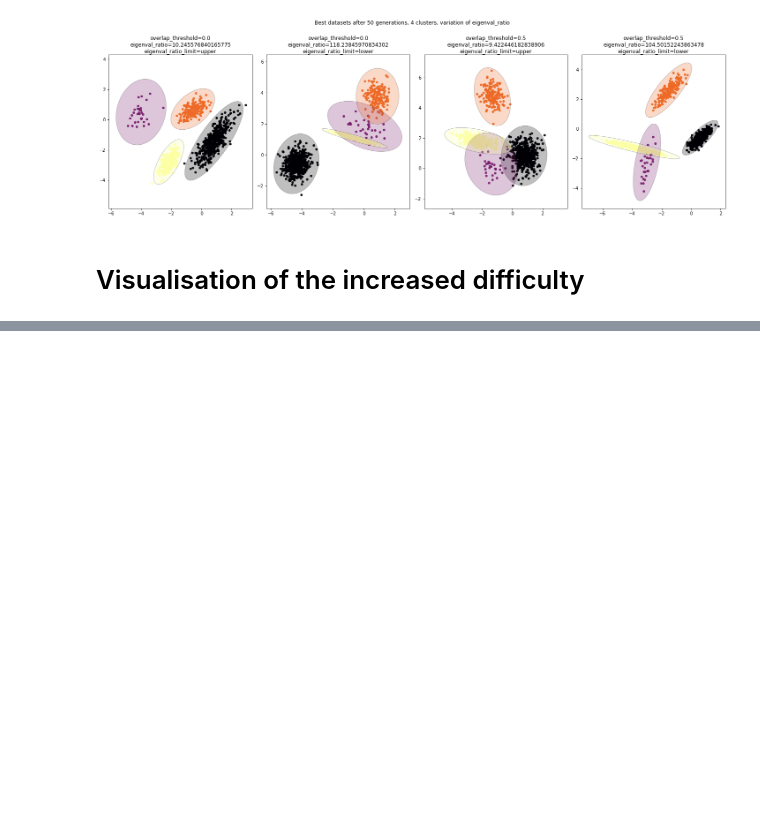
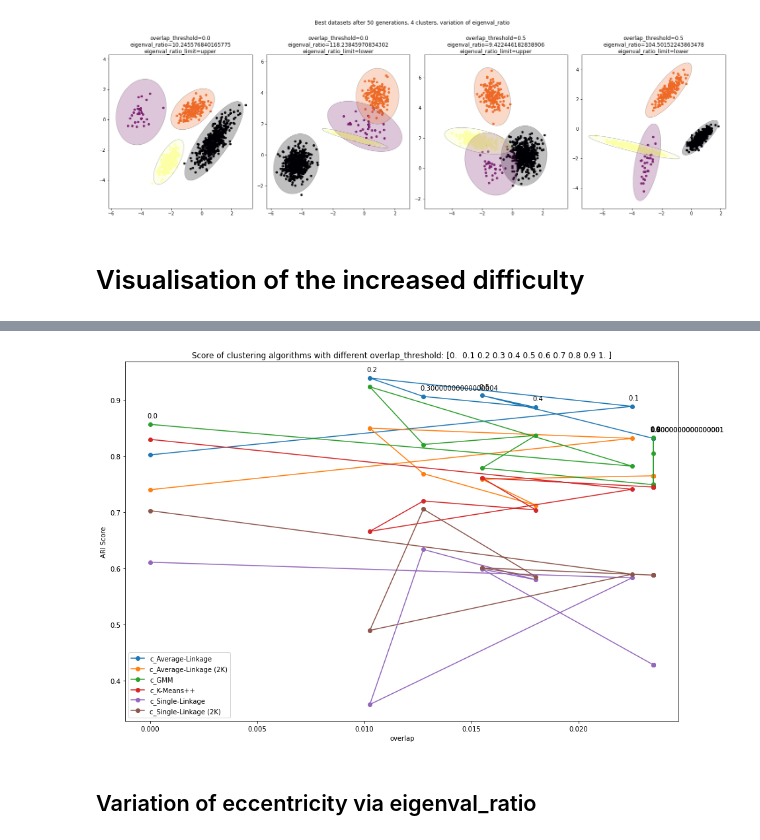
Before and after one commit to LudovicSterlin/projet-stochastic, a Jupyter notebook: clustering_datasets.ipynb, the cells around one changed output, grey strips where cells are left out. Saved outputs shown, nothing was run; the diff lists cells and outputs as text; code cells hidden in the pictures; blank space fills up the shorter version.

```diff
--- a/clustering_datasets.ipynb
+++ b/clustering_datasets.ipynb
@@ -579,0 +434,31 @@ figsize=(15,10), title="Score of clustering algorithms with different overlap ta
+# %%
+# Variation of overlap
+SEED_NUM = 21
+overlaps = list(np.linspace(0.0,1,num=11))
+config_overlaps = {
+    "hawks": {
+        "seed_num": SEED_NUM,
+        "num_runs": 4,
+    },
+    "objectives": {
+        "silhouette": {
+            "target": 0.2
+        }
+    },
+    "dataset": {
+        "num_clusters": 4
+    },
+    "ga": {
+        "prob_fitness": 0.2,
+    },
+    "constraints": {
+        "overlap": {
+            "threshold": overlaps,
+            "limit": "upper"
+        }
+    }
+}
+gen_o = run_config(config_overlaps)
+# %%
+dfo = analyse_mean(gen_o)
+dfo.head(2)
@@ -579,0 +471,6 @@ figsize=(15,10), title="Score of clustering algorithms with different overlap ta
+# %%
+plot_param_variation(dfo, "overlap_threshold", "overlap", marker='o')
+# %% [output]
+[figure, added]
+# %% [markdown]
+## Variation of eccentricity via eigenval_ratio
```
Also changed, not shown: parts of 23 cells of this notebook, 1 other file.
